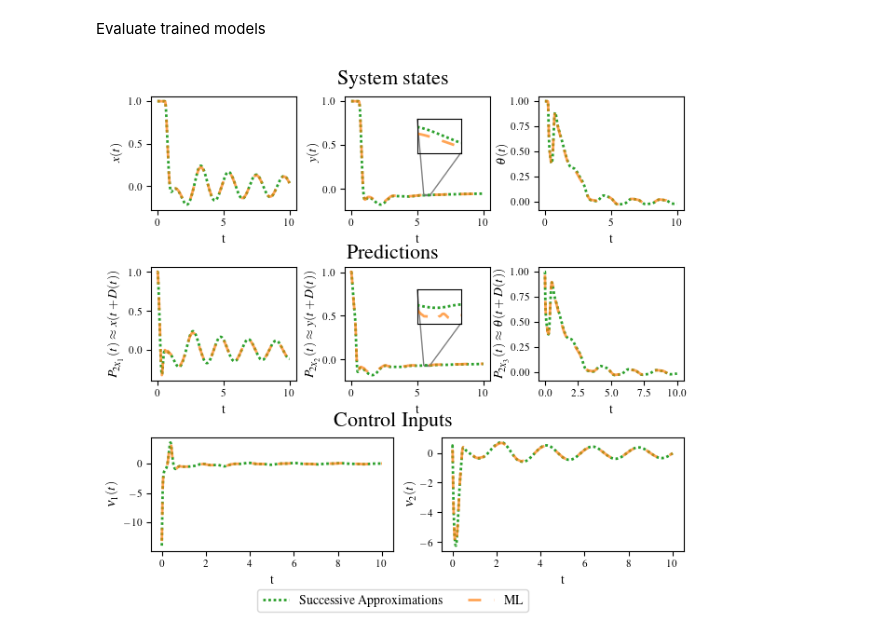
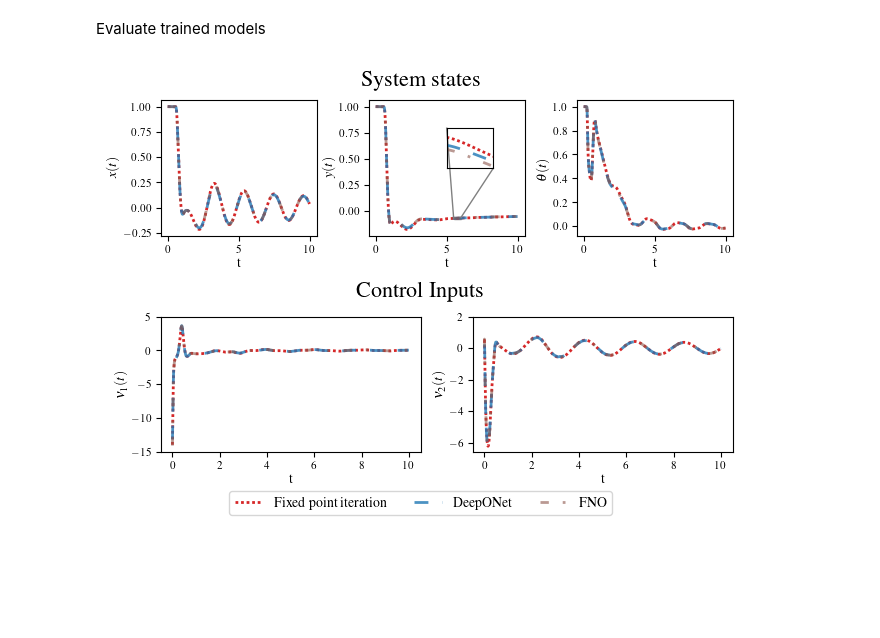
Before and after one commit to FilipBajraktari/Multi-Input-Predictor-Feedback-Control, a Jupyter notebook: src/unicycle_example.ipynb, the cells around one changed output. Drawn from its saved outputs; the diff is of its cells as text; code cells hidden in the pictures; blank space fills up the shorter version.

Commit message:
add new plot function

```diff
--- a/src/unicycle_example.ipynb
+++ b/src/unicycle_example.ipynb
@@ -38,7 +37,6 @@ abs_config_path = (base_path / config).resolve()
 with open(abs_config_path, 'rb') as f:
     data = tomli.load(f)
     simulation_cfg = SimulationConfig(**data['simulation'])
-    inference_cfg = InferenceConfig(**data['inference'])
 # %% [markdown]
 Evaluate trained models
 # %%
@@ -49,13 +47,25 @@ init_state = np.ones(3, dtype=np.float32)
 unicycle = Unicycle(init_state, simulation_cfg)
 states, controls, predictors, _, control_pdes = simulate_system(unicycle)
 
-# ML approximated predictor feedback simualtion
-inference_cfg.P1 = (base_path / f'models/{inference_cfg.P1}.pth').resolve()
-inference_cfg.P2 = (base_path / f'models/{inference_cfg.P2}.pth').resolve()
-ml_unicycle = Unicycle(init_state, simulation_cfg, inference_cfg)
-ml_states, ml_controls, _, ml_predictors, ml_control_pdes = simulate_system(ml_unicycle)
+# DeepONet approximated predictor feedback simualtion
+deeponet_name = 'DeepONet'
+deeponet_P1 = (base_path / f'models/Unicycle_delays_25_60_dx_01_DeepONet_P1.pth').resolve()
+deeponet_P2 = (base_path / f'models/Unicycle_delays_25_60_dx_01_DeepONet_P2.pth').resolve()
+DeepONet_cfg = InferenceConfig(deeponet_name, deeponet_P1, deeponet_P2)
+
+deeponet_unicycle = Unicycle(init_state, simulation_cfg, DeepONet_cfg)
+deeponet_states, deeponet_controls, _, deeponet_predictors, deeponet_control_pdes = simulate_system(deeponet_unicycle)
+
+# FNO approximated predictor feedback simualtion
+fno_name = 'FNO'
+fno_P1 = (base_path / f'models/Unicycle_delays_25_60_dx_01_FNO_P1.pth').resolve()
+fno_P2 = (base_path / f'models/Unicycle_delays_25_60_dx_01_FNO_P2.pth').resolve()
+FNO_cfg = InferenceConfig(fno_name, fno_P1, fno_P2)
+
+fno_unicycle = Unicycle(init_state, simulation_cfg, FNO_cfg)
+fno_states, fno_controls, _, fno_predictors, fno_control_pdes = simulate_system(fno_unicycle)
 # %%
 # Visualize
-plot_trajectory(simulation_cfg.t, states, ml_states, controls, ml_controls, predictors, ml_predictors, savefig='single_trajectory', axis=True)
+plot_trajectory_without_predictors(simulation_cfg.t, states, deeponet_states, fno_states, controls, deeponet_controls, fno_controls, savefig='single_trajectory_all', axis=True)
 # %% [output]
-[figure, old version]
+[figure, new version]
```
Also changed, not shown: parts of 1 cell of this notebook, 5 other files.
